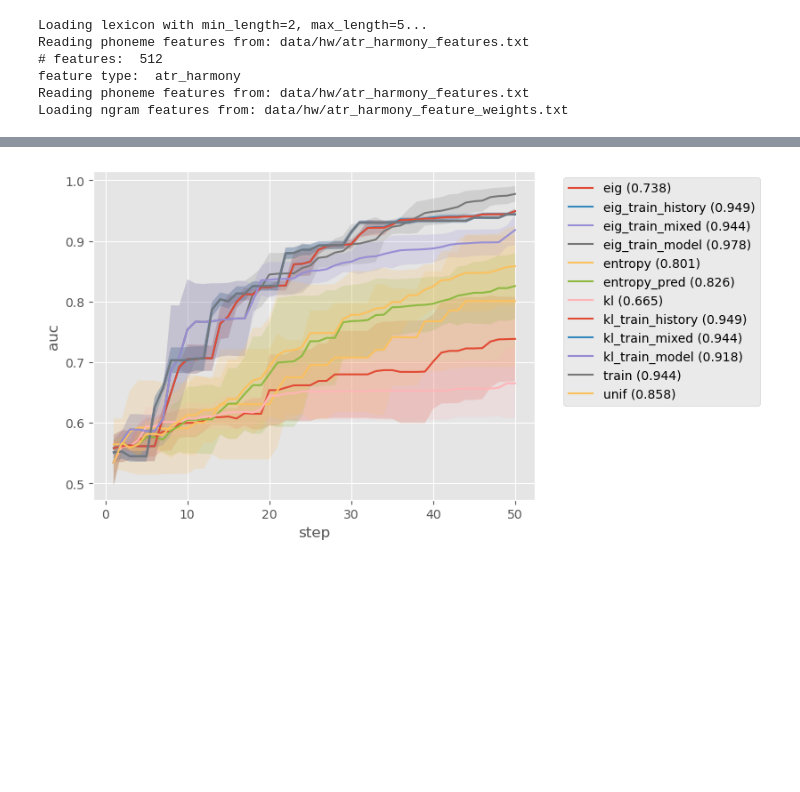
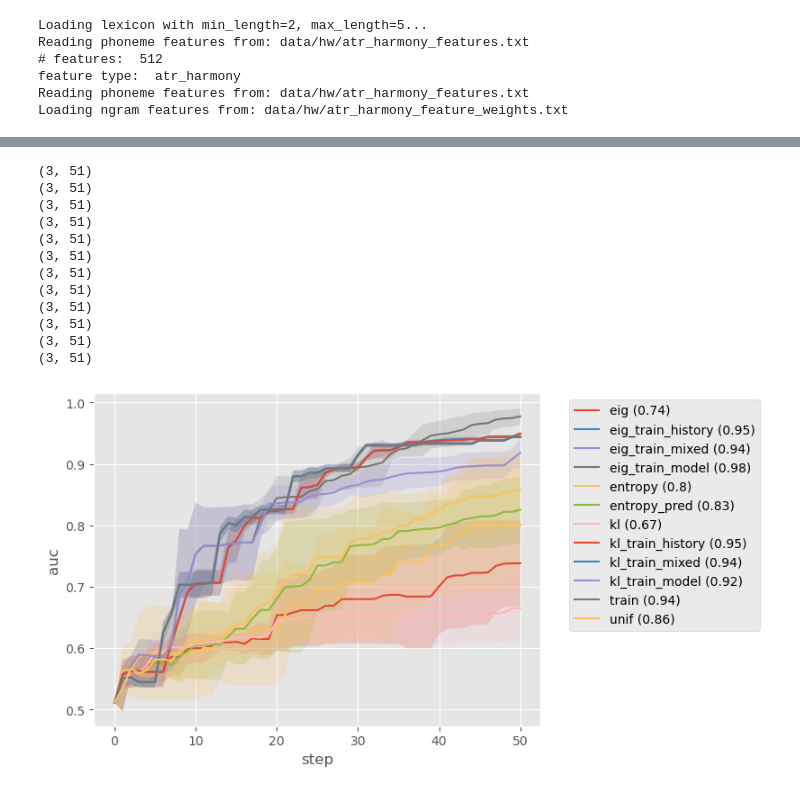
Before and after one commit to jacobandreas/lm-informants, a Jupyter notebook: skeleton.ipynb, the cells around one changed output, grey strips where cells are left out. Cells and saved outputs as stored; diff of their text form; code cells hidden in the pictures; blank space fills up the shorter version.

Commit message:
eval.py wip

```diff
--- a/skeleton.ipynb
+++ b/skeleton.ipynb
@@ -71,0 +75,12 @@ def load_eval_dataset():
+# %%
+learner = BayesianLearner(
+        dataset,
+        seed=0,
+        strategy="train",
+        linear_train_dataset=dataset.data,
+        index_of_next_item=0,
+        feature_type=feature_type,
+        phoneme_feature_file=phoneme_feature_path,
+        track_params=False
+    )
+learner.initialize()
@@ -191,0 +154,19 @@ eig_train_mixed
+# %%
+seed=0
+torch.manual_seed(seed)
+random.seed(seed)
+np.random.seed(seed)
+dataset.random.seed(seed)
+
+learner = BayesianLearner(
+    dataset,
+    seed=seed,
+    strategy="train",
+    linear_train_dataset=dataset.data,
+    index_of_next_item=0,
+    feature_type=feature_type,
+    phoneme_feature_file=phoneme_feature_path,
+    track_params=False
+)
+learner.initialize()
+prior_auc = get_auc(learner, eval_dataset)
@@ -192,17 +268,30 @@ eig_train_mixed
 # %%
 data = pd.read_csv(csv)
 plt.style.use("ggplot")
 n_seeds = len(data["seed"].unique())
 for strategy, auc_group in data.groupby("strategy")["auc"]:
     aucs = np.array([eval(l) for l in auc_group.values])
+    aucs = np.concatenate((np.full((n_seeds,1), prior_auc).T, aucs.T)).T
     mean_auc = aucs.mean(axis=0)
     ci_rad = 1.96*aucs.std(axis=0)/np.sqrt(n_seeds)
-    x = range(1, len(mean_auc)+1)
+    x = range(len(mean_auc))
     plt.plot(x, mean_auc, label=f"{strategy} ({round(np.max(mean_auc), 2)})")
     plt.fill_between(x, mean_auc-ci_rad, mean_auc+ci_rad, alpha=0.2)
 plt.ylabel("auc")
 plt.xlabel("step")
 plt.legend(bbox_to_anchor=(1.05, 1.0), loc='upper left')
 plt.savefig("testrun.pdf", bbox_inches="tight")
 # %% [output]
+(3, 51)
+(3, 51)
+(3, 51)
+(3, 51)
+(3, 51)
+(3, 51)
+(3, 51)
+(3, 51)
+(3, 51)
+(3, 51)
+(3, 51)
+(3, 51)
-[figure, old version]
+[figure, new version]
```
Also changed, not shown: parts of 8 cells of this notebook, 2 other files.
